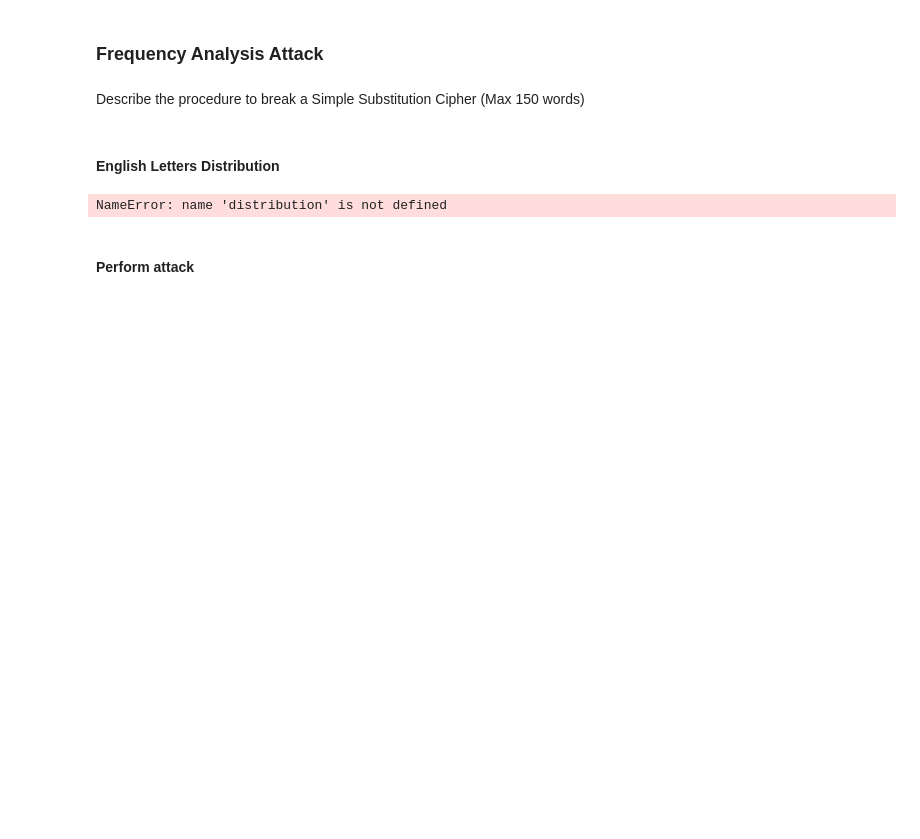
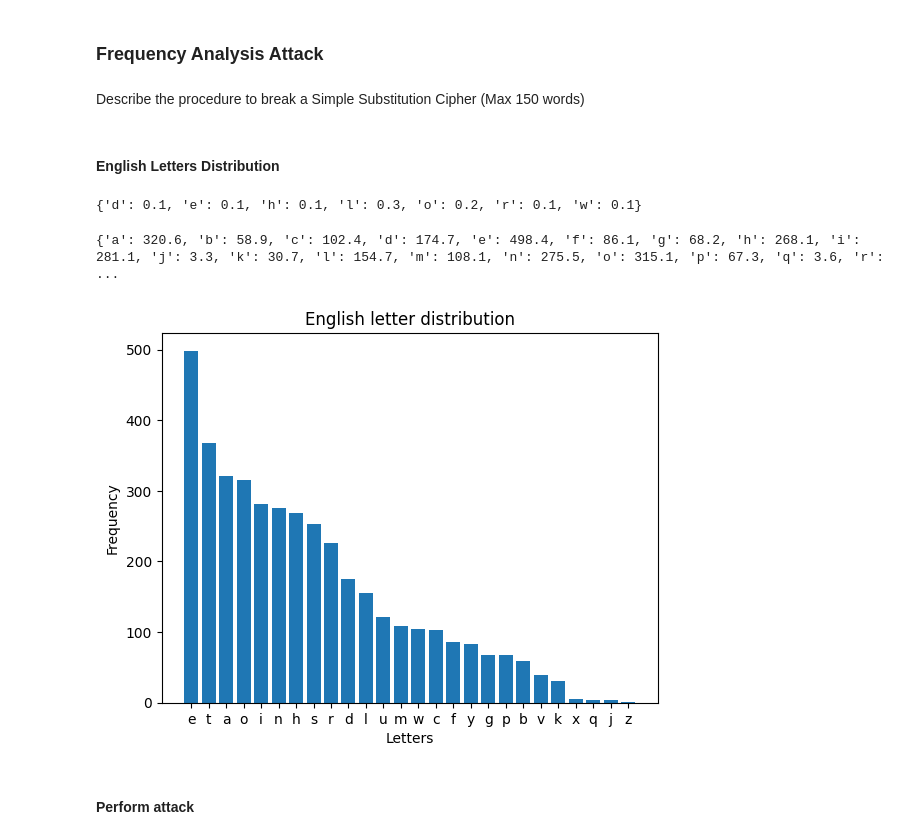
Before and after one commit to Luisbp27/unibo, a Jupyter notebook: EADS/Substitution Cipher/assignment1-template.ipynb, the cells around one changed output. Saved outputs shown, nothing was run; the diff lists cells and outputs as text; code cells hidden in the pictures; blank space fills up the shorter version.

```diff
--- a/EADS/Substitution Cipher/assignment1-template.ipynb
+++ b/EADS/Substitution Cipher/assignment1-template.ipynb
@@ -213,10 +251,28 @@ Describe the procedure to break a Simple Substitution Cipher (Max 150 words)
 # %% [markdown]
 #### English Letters Distribution
 # %%
-# function to infer the letter distribution from a text
 def letter_distribution(text):
     ''' Return the `distribution` (??) of the letters in `text` (str) '''
-    # code here
+
+    # Create a dictionary to store the distribution of the letters
+    distribution = {}
+
+    # Count the number of times each letter appears in the text
+    for letter in text:
+        # Only consider the letter if it is an alphabet letter
+        if letter.isalpha():
+            # If the letter is already in the distribution, increment its count
+            if letter.lower() in distribution:
+                distribution[letter.lower()] += 0.1
+            else:
+                distribution[letter.lower()] = 0.1
+
+    # Round each element of the distribution list with 1 decimal
+    distribution = {key: round(value, 1) for key, value in distribution.items()}
+
+    # Sort the distribution alphabetically
+    distribution = dict(sorted(distribution.items()))
+
     return distribution
 # %%
 # code snippet to test the implementation of `letter_distribution`
@@ -226,8 +282,14 @@ letter_distribution(text)
 # expected ouput:
 # {'d': 0.1, 'e': 0.1, 'h': 0.1, 'l': 0.3, 'o': 0.2, 'r': 0.1, 'w': 0.1, ...}
 # %% [output]
-NameError: name 'distribution' is not defined
+{'d': 0.1, 'e': 0.1, 'h': 0.1, 'l': 0.3, 'o': 0.2, 'r': 0.1, 'w': 0.1}
 # %%
 # load text
+file_path = os.path.join('The-Adventure-of-the-Dancing-Men.txt')
+text = read_file(file_path)
 # %%
 # estimate the English letters distribution
+distribution = letter_distribution(text)
+print(distribution)
+# %% [output]
+{'a': 320.6, 'b': 58.9, 'c': 102.4, 'd': 174.7, 'e': 498.4, 'f': 86.1, 'g': 68.2, 'h': 268.1, 'i': 281.1, 'j': 3.3, 'k': 30.7, 'l': 154.7, 'm': 108.1, 'n': 275.5, 'o': 315.1, 'p': 67.3, 'q': 3.6, 'r': ...
@@ -236,2 +296,16 @@ NameError: name 'distribution' is not defined
+# %%
+# plot the English letter distribution by decreasing order of frequency
+
+sorted_letters = sorted(distribution.keys(), key=lambda x: distribution[x], reverse=True)
+sorted_frequencies = [distribution[letter] for letter in sorted_letters]
+
+plt.bar(sorted_letters, sorted_frequencies)
+
+plt.title('English letter distribution')
+plt.xlabel('Letters')
+plt.ylabel('Frequency')
+plt.show()
+# %% [output]
+[figure, added]
 # %%
 # store the distribution as a pickle file
```
Also changed, not shown: parts of 13 cells of this notebook, 2 other files.
